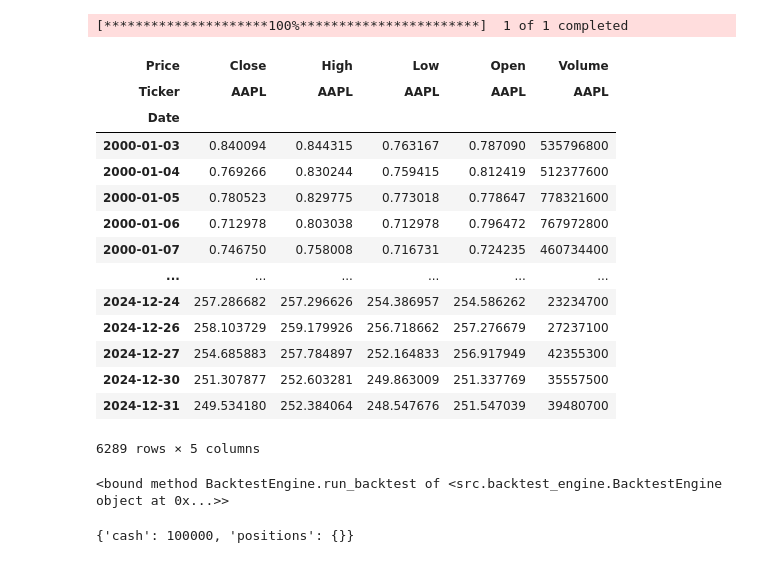
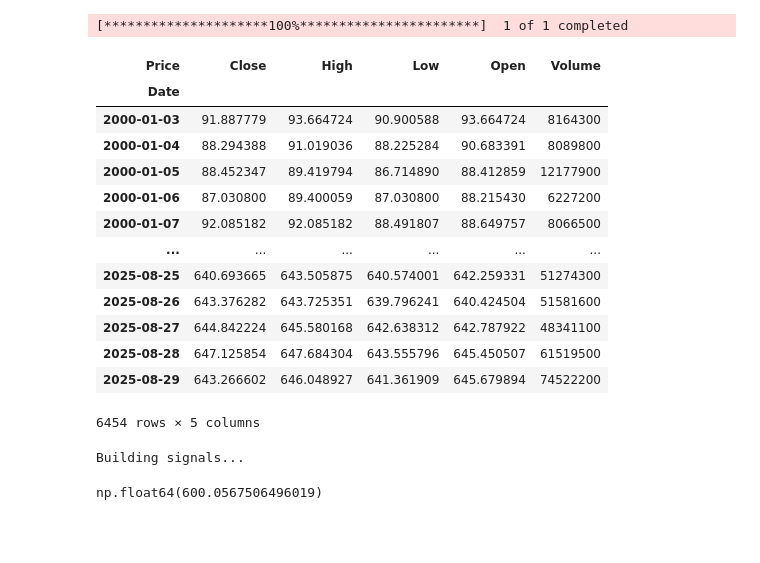
Before and after one commit to OBramalam/Trading-Engine, a Jupyter notebook: dev.ipynb, the cells around one changed output. Saved outputs shown, nothing was run; the diff lists cells and outputs as text; code cells hidden in the pictures; blank space fills up the shorter version.

Commit message:
properly set up and refining backtester

```diff
--- a/dev.ipynb
+++ b/dev.ipynb
@@ -7,27 +7,28 @@ from src.signals import Signals
 # %%
 def load_market_data(symbol, start_date, end_date):
     data = yf.download(symbol, start=start_date, end=end_date)
-    return data
+    data_flat = data.droplevel(1, axis=1)
+    data_flat.name = symbol
+    return data_flat
 # %%
-data = load_market_data('AAPL', '2000-1-1', '2025-1-1')
+data = load_market_data('SPY', '2000-1-1', '2025-9-1')
 data
 # %% [output]
 [*********************100%***********************]  1 of 1 completed
 | Price | Close | High | Low | Open | Volume |
-| Ticker | AAPL | AAPL | AAPL | AAPL | AAPL |
 | Date |  |  |  |  |  |
-| 2000-01-03 | 0.840094 | 0.844315 | 0.763167 | 0.787090 | 535796800 |
-| 2000-01-04 | 0.769266 | 0.830244 | 0.759415 | 0.812419 | 512377600 |
-| 2000-01-05 | 0.780523 | 0.829775 | 0.773018 | 0.778647 | 778321600 |
-| 2000-01-06 | 0.712978 | 0.803038 | 0.712978 | 0.796472 | 767972800 |
-| 2000-01-07 | 0.746750 | 0.758008 | 0.716731 | 0.724235 | 460734400 |
+| 2000-01-03 | 91.887779 | 93.664724 | 90.900588 | 93.664724 | 8164300 |
+| 2000-01-04 | 88.294388 | 91.019036 | 88.225284 | 90.683391 | 8089800 |
+| 2000-01-05 | 88.452347 | 89.419794 | 86.714890 | 88.412859 | 12177900 |
+| 2000-01-06 | 87.030800 | 89.400059 | 87.030800 | 88.215430 | 6227200 |
+| 2000-01-07 | 92.085182 | 92.085182 | 88.491807 | 88.649757 | 8066500 |
 | ... | ... | ... | ... | ... | ... |
-| 2024-12-24 | 257.286682 | 257.296626 | 254.386957 | 254.586262 | 23234700 |
-| 2024-12-26 | 258.103729 | 259.179926 | 256.718662 | 257.276679 | 27237100 |
-| 2024-12-27 | 254.685883 | 257.784897 | 252.164833 | 256.917949 | 42355300 |
-| 2024-12-30 | 251.307877 | 252.603281 | 249.863009 | 251.337769 | 35557500 |
-| 2024-12-31 | 249.534180 | 252.384064 | 248.547676 | 251.547039 | 39480700 |
+| 2025-08-25 | 640.693665 | 643.505875 | 640.574001 | 642.259331 | 51274300 |
+| 2025-08-26 | 643.376282 | 643.725351 | 639.796241 | 640.424504 | 51581600 |
+| 2025-08-27 | 644.842224 | 645.580168 | 642.638312 | 642.787922 | 48341100 |
+| 2025-08-28 | 647.125854 | 647.684304 | 643.555796 | 645.450507 | 61519500 |
+| 2025-08-29 | 643.266602 | 646.048927 | 641.361909 | 645.679894 | 74522200 |
-6289 rows × 5 columns
+6454 rows × 5 columns
 # %%
 signal_configs = [
     {
@@ -49,11 +49,14 @@ initial_portfolio_value = engine.get_portfolio_value(data.iloc[0]['Close'])
-# %%
-engine.run_backtest
-# %% [output]
-<bound method BacktestEngine.run_backtest of <src.backtest_engine.BacktestEngine object at 0x...>>
 # %%
-engine.portfolio
+engine.run_backtest()
 # %% [output]
-{'cash': 100000, 'positions': {}}
+Building signals...
+# %%
+first = data.iloc[0]['Close']
+last  = data.iloc[-1]['Close']
+
+(last-first)/first*100
+# %% [output]
+np.float64(600.0567506496019)
 # %%
 
 # Step 8: Evaluate Performance
```
Also changed, not shown: parts of 11 cells of this notebook, 33 other files.
